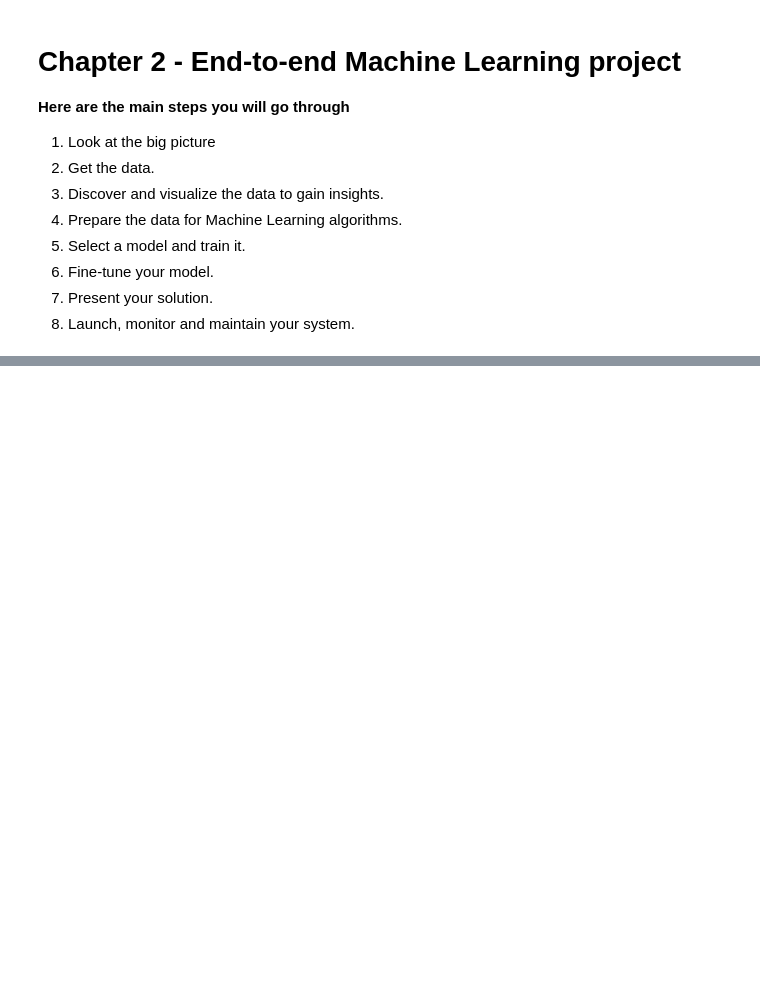
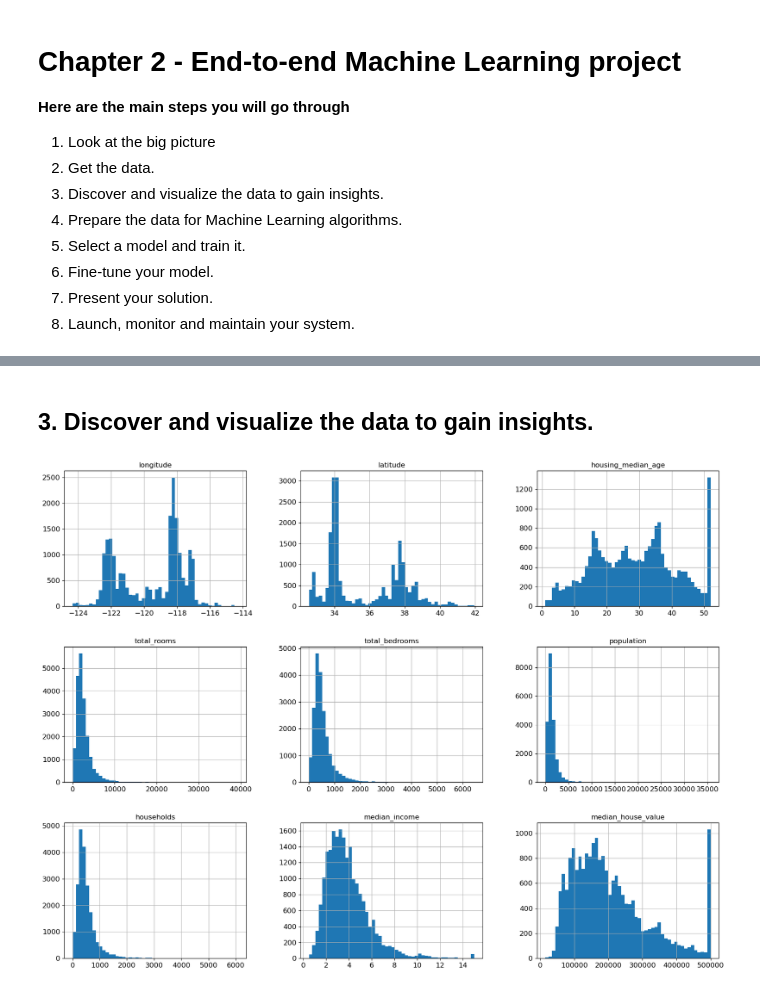
Before and after one commit to lawalsegun2025/hands_on_ml2, a Jupyter notebook: notebooks/02_end_to_end_machine_learning_project.ipynb, the cells around one changed output, grey strips where cells are left out. Saved outputs shown, nothing was run; the diff lists cells and outputs as text; code cells hidden in the pictures; blank space fills up the shorter version.

Commit message:
visualize notebook

```diff
--- a/notebooks/02_end_to_end_machine_learning_project.ipynb
+++ b/notebooks/02_end_to_end_machine_learning_project.ipynb
@@ -11,6 +11,16 @@
 6. Fine-tune your model.
 7. Present your solution.
 8. Launch, monitor and maintain your system.
+# %%
+# Common imports
+import numpy as mp
+
+# To plot pretty figures
+import matplotlib as mpl
+import matplotlib.pyplot as plt
+mpl.rc('axes', labelsize=14)
+mpl.rc('xtick', labelsize=12)
+mpl.rc('ytick', labelsize=12)
 # %% [markdown]
 ## 1. Look at the big picture
 
@@ -42,0 +55,4 @@
+# %%
+import pandas as pd
+housing = pd.read_csv("../datasets/housing/housing.csv")
+housing.head()
@@ -43 +107,8 @@
+# %% [markdown]
+## 3. Discover and visualize the data to gain insights.
+# %%
+housing.hist(bins=50, figsize=(20,15))
+plt.show()
+# %% [output]
+[figure, added]
 # %%
```
Also changed, not shown: parts of 6 cells of this notebook.
